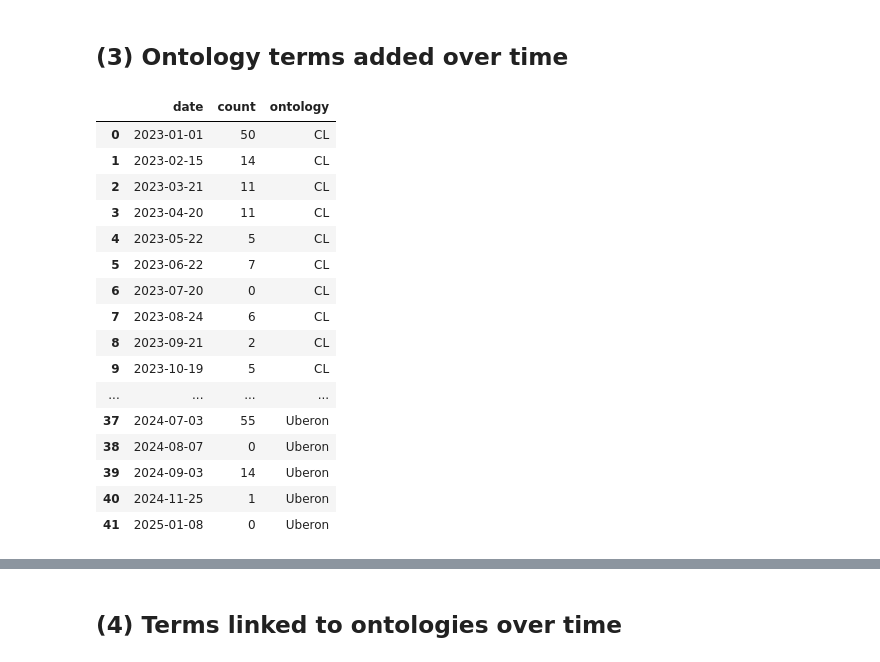
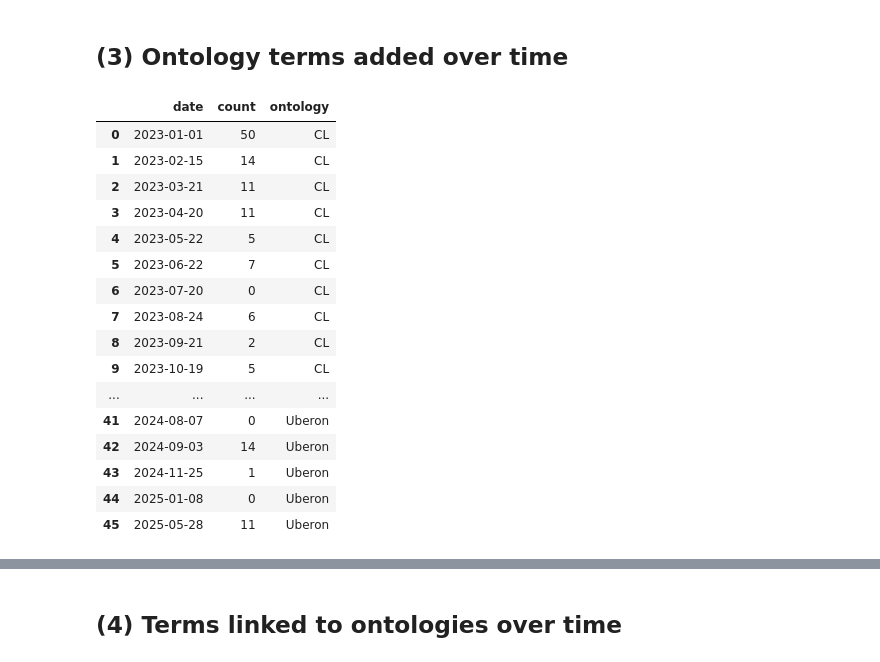
Before and after one commit to cns-iu/hra-kg-supporting-information, a Jupyter notebook: notebooks/hra-kg-technical-validation.ipynb, the cells around one changed output, grey strips where cells are left out. Saved outputs shown, nothing was run; the diff lists cells and outputs as text; code cells hidden in the pictures.

```diff
--- a/notebooks/hra-kg-technical-validation.ipynb
+++ b/notebooks/hra-kg-technical-validation.ipynb
@@ -292,23 +343,26 @@ plt.show()
 ## (3) Ontology terms added over time
 # %%
 # import ontoloogies extended over time
-ontology_terms_added = pd.read_csv("https://cdn.humanatlas.io/hra-dashboard-data/data/ontology-terms-added.csv")
+ontology_terms_added = pd.read_csv(
+  # 'https://raw.githubusercontent.com/x-atlas-consortia/hra-dashboard-data/084f1c9543459044635671fc2b25672495f88afe/data/data/ontology-terms-added.csv'
+  'https://raw.githubusercontent.com/x-atlas-consortia/hra-dashboard-data/refs/heads/main/data/data/ontology-terms-added.csv'
+  )
 ontology_terms_added
 # %% [output]
 |  | date | count | ontology |
 | 0 | 2023-01-01 | 50 | CL |
 | 1 | 2023-02-15 | 14 | CL |
 | 2 | 2023-03-21 | 11 | CL |
 | 3 | 2023-04-20 | 11 | CL |
 | 4 | 2023-05-22 | 5 | CL |
 | 5 | 2023-06-22 | 7 | CL |
 | 6 | 2023-07-20 | 0 | CL |
 | 7 | 2023-08-24 | 6 | CL |
 | 8 | 2023-09-21 | 2 | CL |
 | 9 | 2023-10-19 | 5 | CL |
 | ... | ... | ... | ... |
-| 37 | 2024-07-03 | 55 | Uberon |
-| 38 | 2024-08-07 | 0 | Uberon |
-| 39 | 2024-09-03 | 14 | Uberon |
-| 40 | 2024-11-25 | 1 | Uberon |
-| 41 | 2025-01-08 | 0 | Uberon |
+| 41 | 2024-08-07 | 0 | Uberon |
+| 42 | 2024-09-03 | 14 | Uberon |
+| 43 | 2024-11-25 | 1 | Uberon |
+| 44 | 2025-01-08 | 0 | Uberon |
+| 45 | 2025-05-28 | 11 | Uberon |
```
Also changed, not shown: parts of 24 cells of this notebook, 4 other files.
